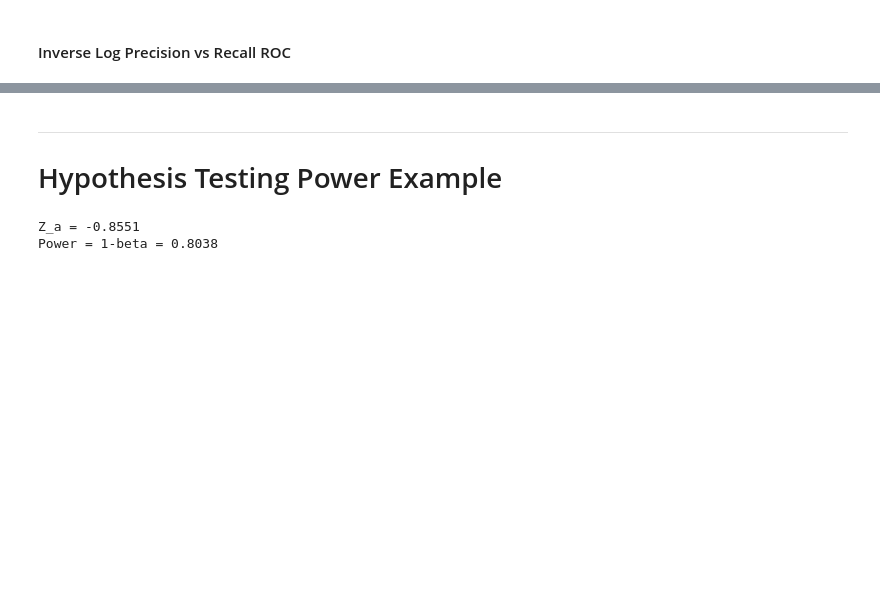
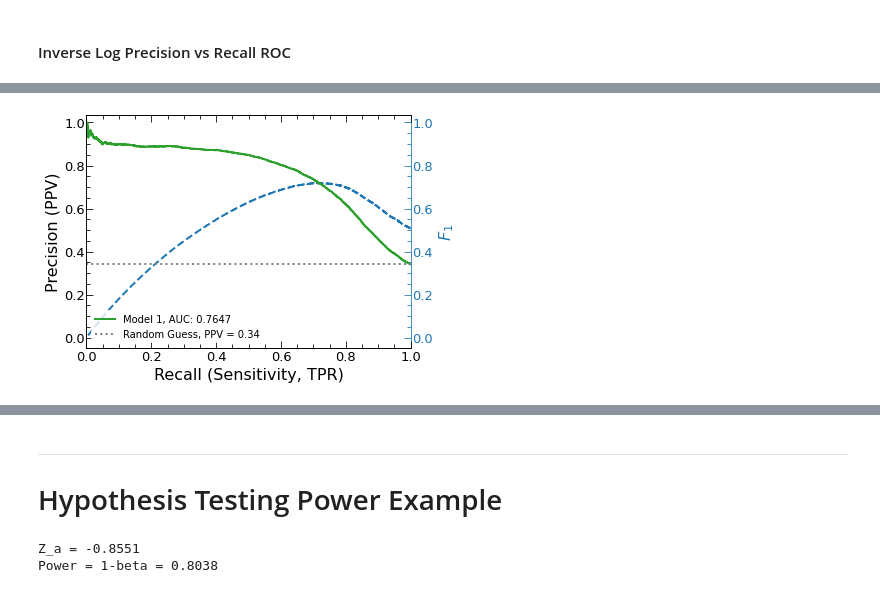
Before and after one commit to mepland/data_science_notes, a Jupyter notebook: plots/plots.ipynb, the cells around one changed output, grey strips where cells are left out. Cells and saved outputs as stored; diff of their text form; code cells hidden in the pictures; blank space fills up the shorter version.

```diff
--- a/plots/plots.ipynb
+++ b/plots/plots.ipynb
@@ -141,0 +151,6 @@ plot_rocs(models_for_roc, m_path=output, rndGuess=False, inverse_log=True, preci
+# %%
+plot_rocs(models_for_roc[:1], m_path=f'{output}/roc_curves', tag='_f1', rndGuess=True, inverse_log=False, precision_recall=True, pop_PPV=pop_PPV,
+    y_axis_params={'min': -0.05}, inline=inline, better_ann=False,
+    plot_f1=True, plot_n_predicted_positive=False)
+# %% [output]
+[figure, added]
```
Also changed, not shown: parts of 13 cells of this notebook, 3 other files.
